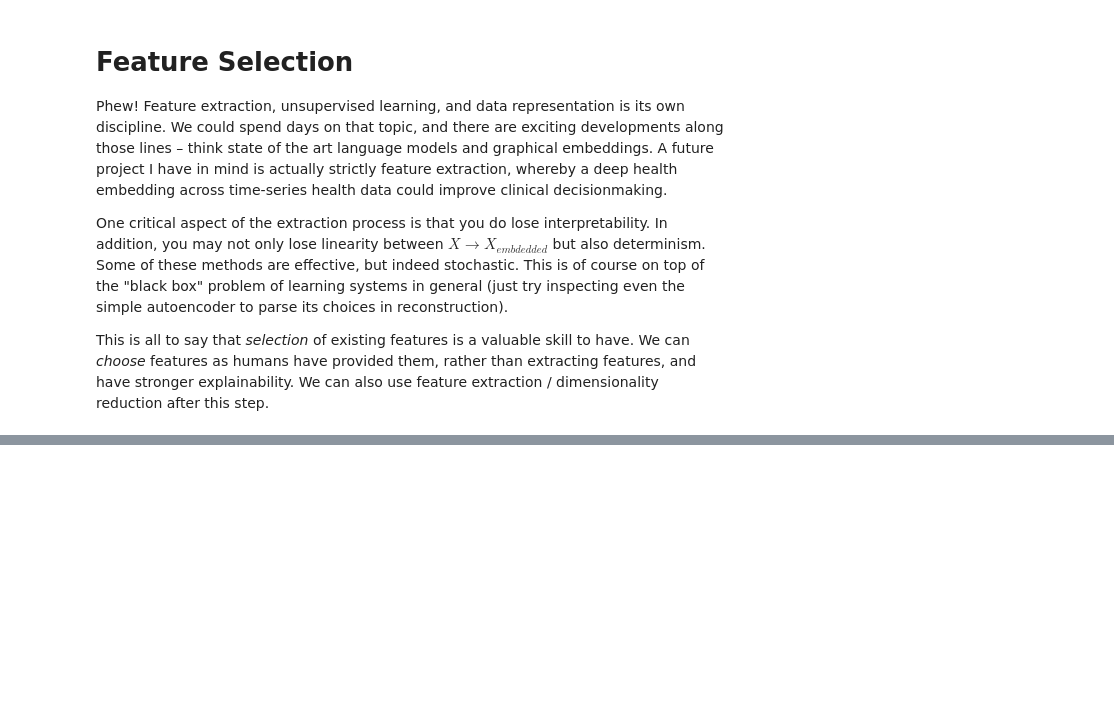
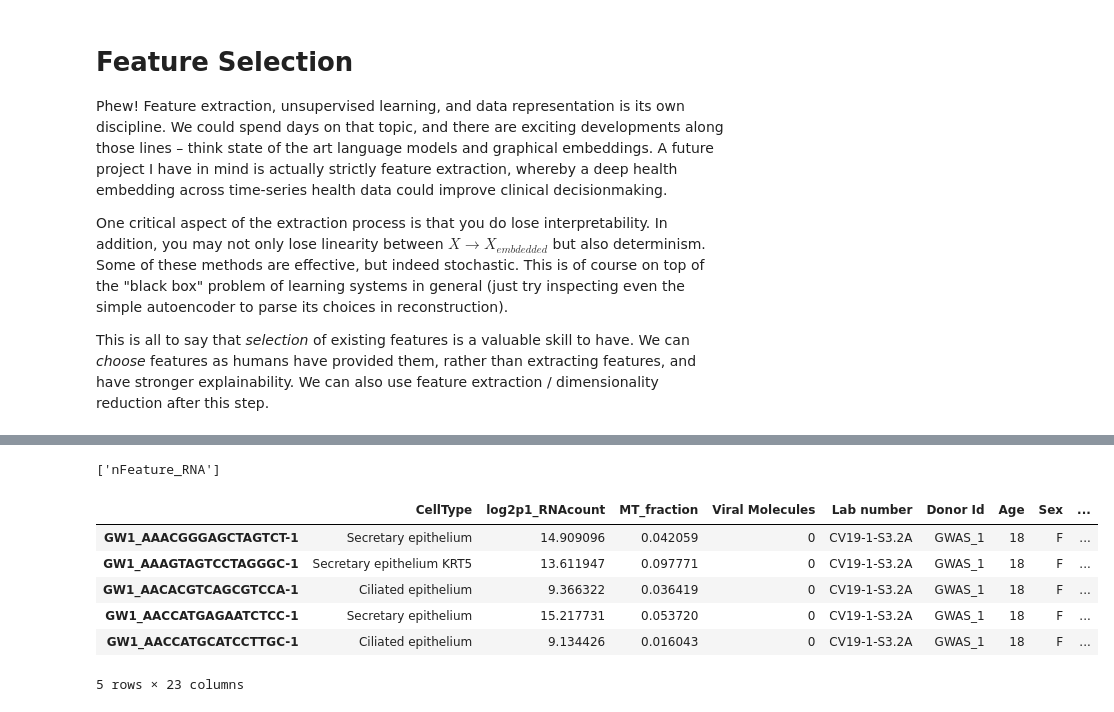
Before and after one commit to simonlevine/simonsays, a Jupyter notebook: _notebooks/2021-01-09-all-but-the-model.ipynb, the cells around one changed output, grey strips where cells are left out. Saved outputs shown, nothing was run; the diff lists cells and outputs as text; code cells hidden in the pictures; blank space fills up the shorter version.

```diff
--- a/_notebooks/2021-01-09-all-but-the-model.ipynb
+++ b/_notebooks/2021-01-09-all-but-the-model.ipynb
@@ -431,0 +480,3 @@ This is all to say that *selection* of existing features is a valuable skill to
+# %%
+X_corr = X.corr().abs()
+X_corr
@@ -431,0 +493,8 @@ This is all to say that *selection* of existing features is a valuable skill to
+# %%
+import numpy as np
+
+def upper_triangle(df:pd.DataFrame):
+    return df.where(np.triu(np.ones(df.shape),k=1).astype(bool))
+
+X_corr_upper = upper_triangle(X_corr)
+X_corr_upper
@@ -431,0 +507,16 @@ This is all to say that *selection* of existing features is a valuable skill to
+# %%
+to_drop = [c for c in X_corr_upper if any(X_corr_upper[c]>0.90)]
+to_drop
+# %% [output]
+['nFeature_RNA']
+# %%
+X_uncorrelated = X.drop(columns=to_drop)
+X_uncorrelated.head()
+# %% [output]
+|  | CellType | log2p1_RNAcount | MT_fraction | Viral Molecules | Lab number | Donor Id | Age | Sex | ... |
+| GW1_AAACGGGAGCTAGTCT-1 | Secretary epithelium | 14.909096 | 0.042059 | 0 | CV19-1-S3.2A | GWAS_1 | 18 | F | ... |
+| GW1_AAAGTAGTCCTAGGGC-1 | Secretary epithelium KRT5 | 13.611947 | 0.097771 | 0 | CV19-1-S3.2A | GWAS_1 | 18 | F | ... |
+| GW1_AACACGTCAGCGTCCA-1 | Ciliated epithelium | 9.366322 | 0.036419 | 0 | CV19-1-S3.2A | GWAS_1 | 18 | F | ... |
+| GW1_AACCATGAGAATCTCC-1 | Secretary epithelium | 15.217731 | 0.053720 | 0 | CV19-1-S3.2A | GWAS_1 | 18 | F | ... |
+| GW1_AACCATGCATCCTTGC-1 | Ciliated epithelium | 9.134426 | 0.016043 | 0 | CV19-1-S3.2A | GWAS_1 | 18 | F | ... |
+5 rows × 23 columns
```
Also changed, not shown: parts of 27 cells of this notebook.
